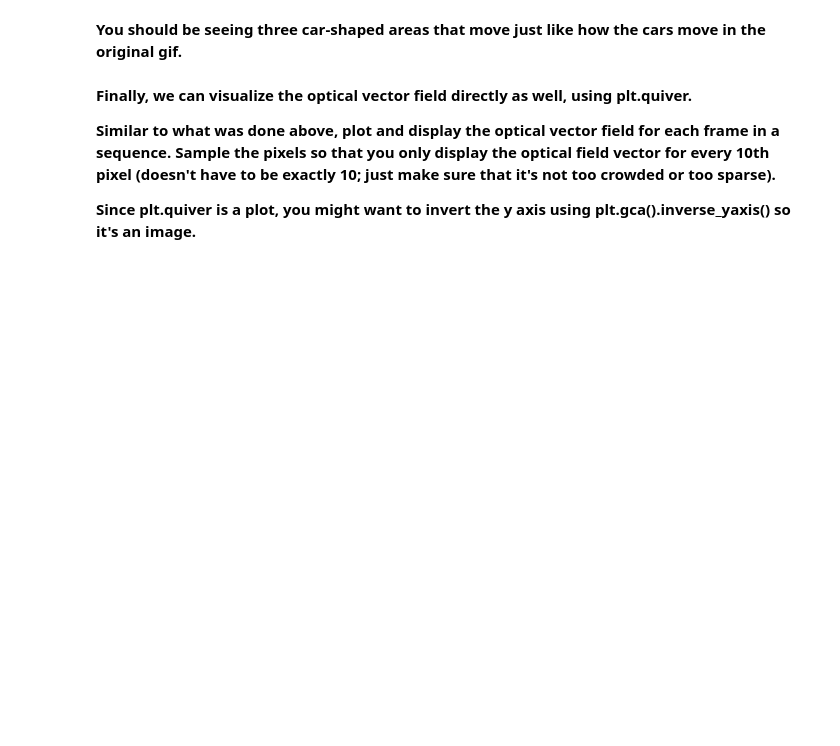
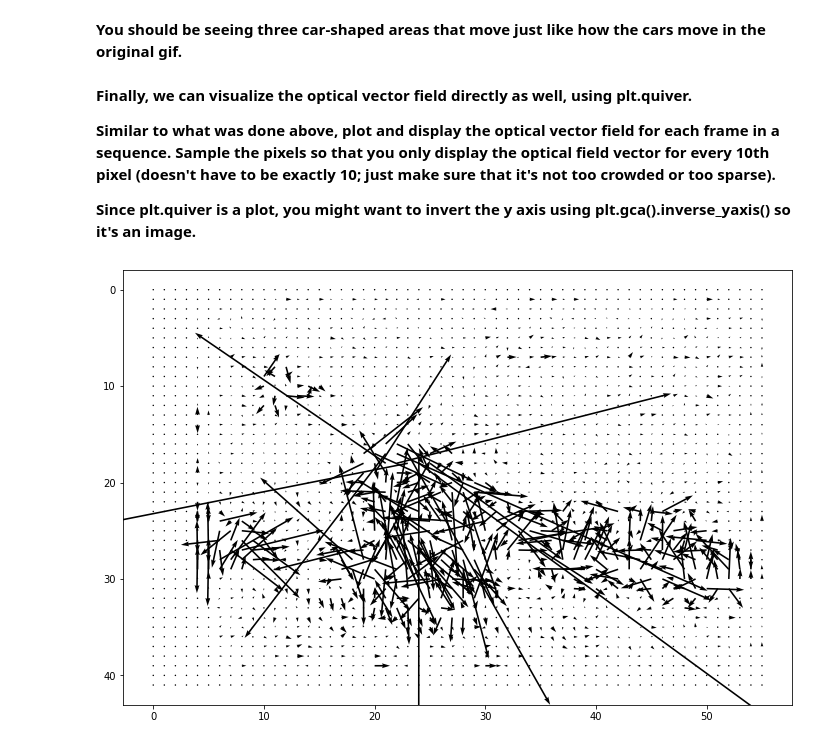
Before and after one commit to dlezcan1/computer-vision-fall-2020, a Jupyter notebook: week9/(Week_9)_Optical_Flow.ipynb, the cells around one changed output. Saved outputs shown, nothing was run; the diff lists cells and outputs as text; code cells hidden in the pictures; blank space fills up the shorter version.

```diff
--- a/week9/(Week_9)_Optical_Flow.ipynb
+++ b/week9/(Week_9)_Optical_Flow.ipynb
@@ -141,3 +191,19 @@ for i in range(num_frames):
 **Similar to what was done above, plot and display the optical vector field for each frame in a sequence. Sample the pixels so that you only display the optical field vector for every 10th pixel (doesn't have to be exactly 10; just make sure that it's not too crowded or too sparse).**
 
 **Since plt.quiver is a plot, you might want to invert the y axis using plt.gca().inverse_yaxis() so it's an image.**
+# %%
+for i in range(num_frames-1):
+    clear_output(wait=True)
+
+    # Display the image here
+    ## TODO
+    u_i = u_list[i, ::10, ::10]
+    v_i = v_list[i, ::10, ::10]
+
+    plt.figure(figsize=(12,8))
+    plt.quiver(u_i, v_i)
+    plt.gca().invert_yaxis()
+    plt.show()
+    sleep(0.3)
+# %% [output]
+[figure, added]
```
Also changed, not shown: parts of 11 cells of this notebook.
